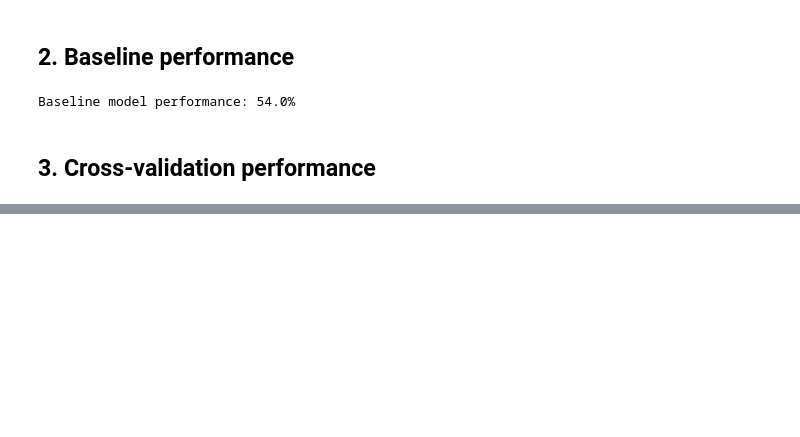
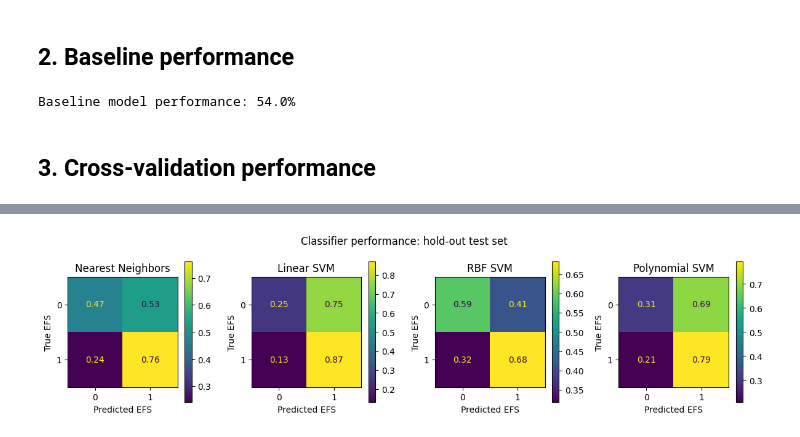
Before and after one commit to gperdrizet/HSCT_survival, a Jupyter notebook: notebooks/04.6-sklearn_classifier_test_results.ipynb, the cells around one changed output, grey strips where cells are left out. Cells and saved outputs as stored; diff of their text form; code cells hidden in the pictures; blank space fills up the shorter version.

```diff
--- a/notebooks/04.6-sklearn_classifier_test_results.ipynb
+++ b/notebooks/04.6-sklearn_classifier_test_results.ipynb
@@ -57,21 +100,25 @@ fig.show()
 # %%
 rows=len(results.keys()) // 4
+if rows == 0:
+    rows=1
 
 fig, axs=plt.subplots(rows,4, figsize=(12,3*rows))
 axs=axs.flatten()
 
-fig.suptitle('XGBoost classifier performance: hold-out test set')
+fig.suptitle('Classifier performance: hold-out test set')
 
 for i, (model, data) in enumerate(results.items()):
 
     # Plot the confusion matrix
     cm=confusion_matrix(data_dict['Testing labels']['efs'], data['Testing predictions'], normalize='true')
     cm_disp=ConfusionMatrixDisplay(confusion_matrix=cm)
     _=cm_disp.plot(ax=axs[i])
 
     axs[i].set_title(model)
     axs[i].set_xlabel('Predicted EFS')
     axs[i].set_ylabel('True EFS')
 
 fig.tight_layout()
 fig.show()
+# %% [output]
+[figure, added]
```
Also changed, not shown: parts of 8 cells of this notebook.
